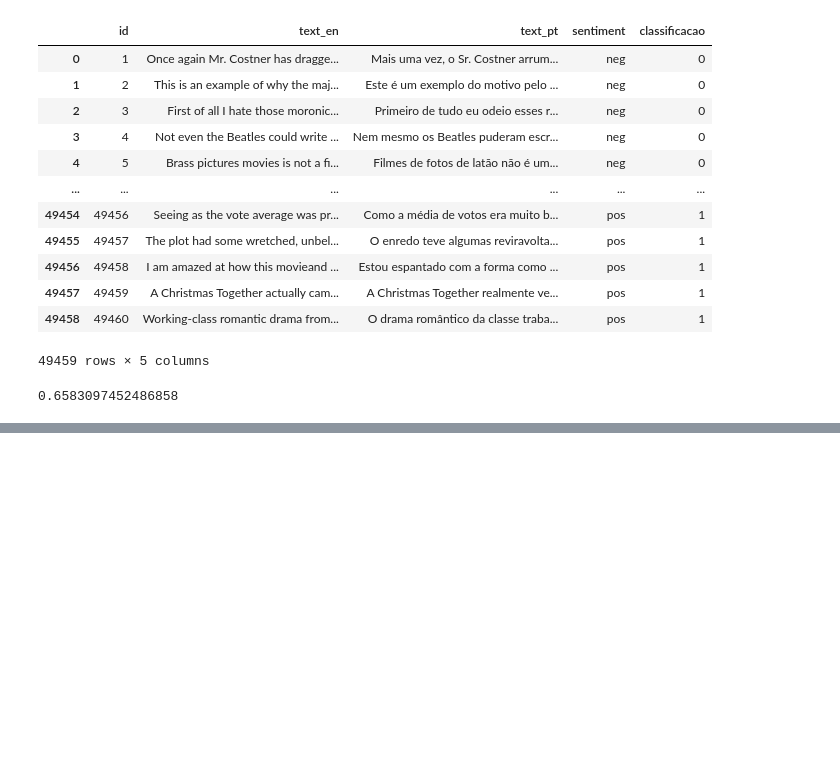
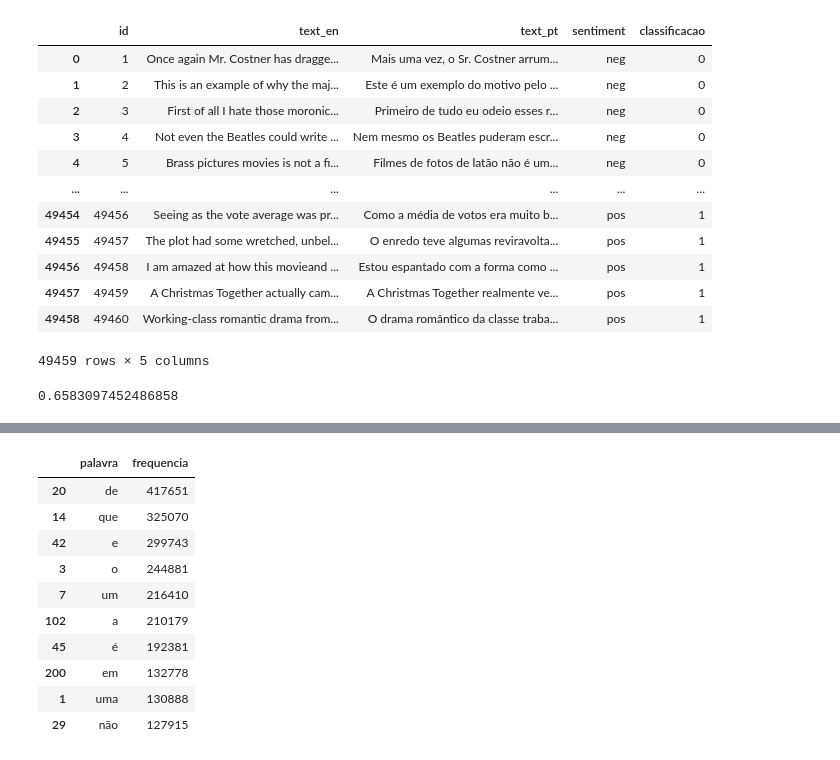
Before and after one commit to afonsoalrocha/linguagem-natural-critica-filmes, a Jupyter notebook: linguagem-natural-critica-filmes.ipynb, the cells around one changed output, grey strips where cells are left out. Cells and saved outputs as stored; diff of their text form; code cells hidden in the pictures; blank space fills up the shorter version.

```diff
--- a/linguagem-natural-critica-filmes.ipynb
+++ b/linguagem-natural-critica-filmes.ipynb
@@ -98,0 +103,4 @@ FreqDist({'um filme ruim': 1, 'um filme bom': 1})
+# %%
+df_frequencia = pd.DataFrame({"palavra": list(frequencia.keys()),
+                            "frequencia": list(frequencia.values())})
+df_frequencia.head()
@@ -98,0 +114,14 @@ FreqDist({'um filme ruim': 1, 'um filme bom': 1})
+# %%
+df_frequencia.nlargest(columns = 'frequencia', n = 10)
+# %% [output]
+|  | palavra | frequencia |
+| 20 | de | 417651 |
+| 14 | que | 325070 |
+| 42 | e | 299743 |
+| 3 | o | 244881 |
+| 7 | um | 216410 |
+| 102 | a | 210179 |
+| 45 | é | 192381 |
+| 200 | em | 132778 |
+| 1 | uma | 130888 |
+| 29 | não | 127915 |
```
Also changed, not shown: parts of 8 cells of this notebook.
